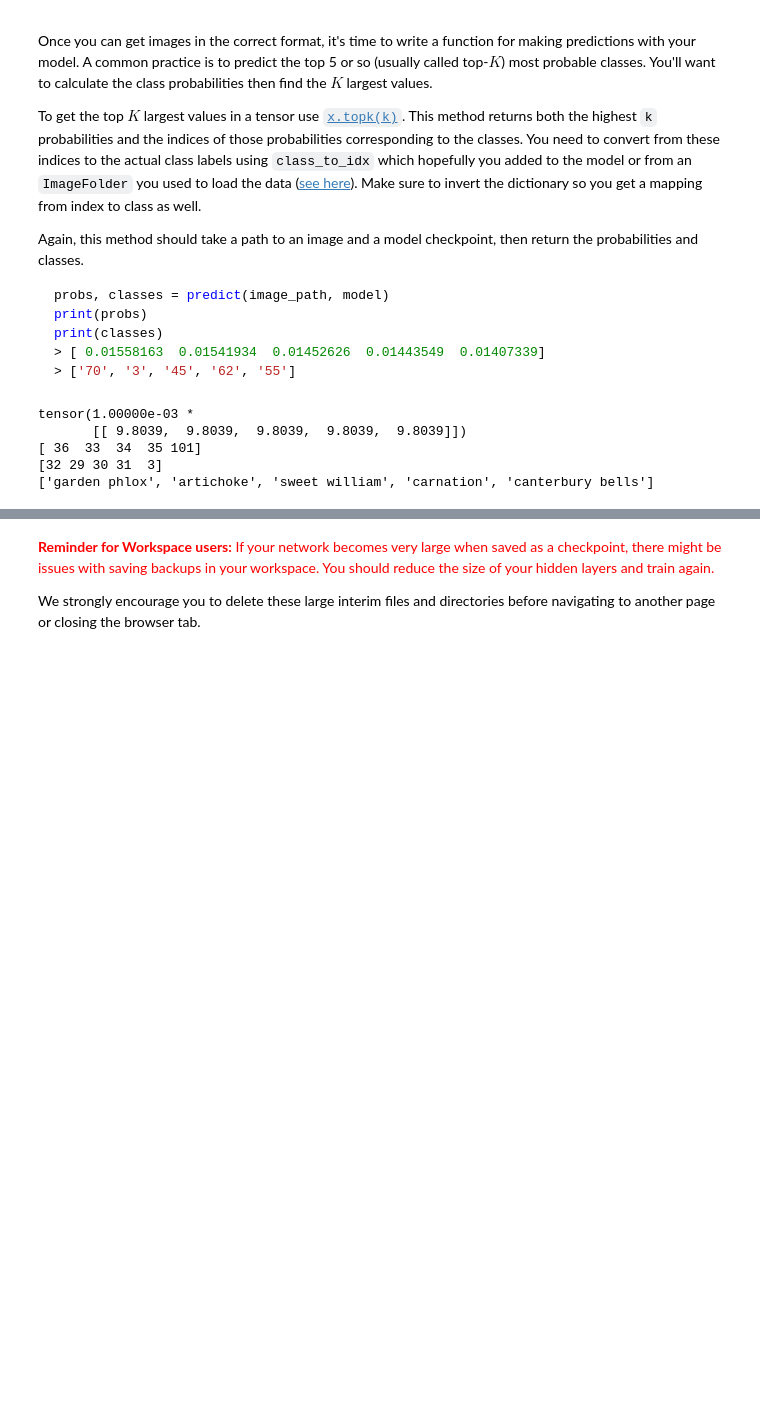
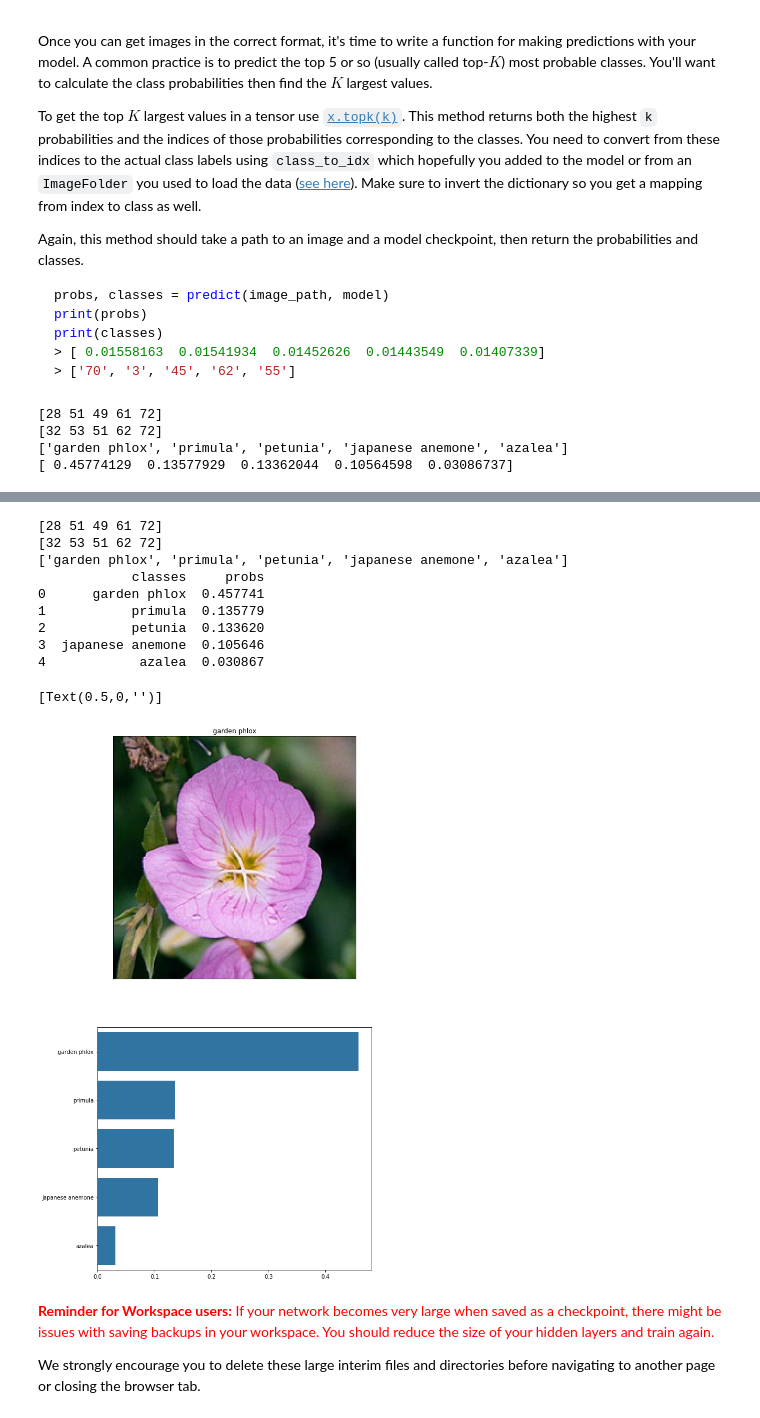
Before and after one commit to Trosfy/Udacity-AIPND-Project, a Jupyter notebook: Image Classifier Project.ipynb, the cells around one changed output, grey strips where cells are left out. Saved outputs shown, nothing was run; the diff lists cells and outputs as text; code cells hidden in the pictures; blank space fills up the shorter version.

```diff
--- a/Image Classifier Project.ipynb
+++ b/Image Classifier Project.ipynb
@@ -518,7 +480,8 @@ def imshow(image, ax=None, title=None):
     """Imshow for Tensor."""
     if ax is None:
         fig, ax = plt.subplots()
-
+    else:
+        ax.title.set_text(title)
     # PyTorch tensors assume the color channel is the first dimension
     # but matplotlib assumes is the third dimension
     image = image.numpy().transpose((1, 2, 0))
@@ -561,35 +524,38 @@ def predict(image_path, model, topk=5):
 
     image = process_image(image_path)
     image = image[None, :, :, :]
+    new_model.eval()
     with torch.no_grad():
         logps = new_model.forward(image)
 
         ps = torch.exp(logps)
         top_p, top_class = ps.topk(topk, dim=1)
 
-    print(top_p)
     top_class = top_class.numpy()[0]
+    probs = top_p.numpy()[0]
     print(top_class)
+
+    idx_to_class = {v: k for k, v in new_model.class_to_idx.items()}
+
     for i in range(len(top_class)):
-        top_class[i] = new_model.class_to_idx[str(top_class[i])]
+        top_class[i] = int(idx_to_class[top_class[i]])
     print(top_class)
-    return top_p, top_class
+    return probs, top_class
 
 
     # TODO: Implement the code to predict the class from an image file
-probs, temp_class = predict('flowers/train/1/image_06734.jpg', new_model, 5)
-# print(new_model.class_to_idx[])
+probs, temp_class = predict('flowers/train/1/image_06734.jpg', new_model, topk=5)
 classes = []
 for i in range(len(temp_class)):
     classes.append(cat_to_name[str(temp_class[i])])
 
 print(classes)
+print(probs)
 # %% [output]
-tensor(1.00000e-03 *
-       [[ 9.8039,  9.8039,  9.8039,  9.8039,  9.8039]])
-[ 36  33  34  35 101]
-[32 29 30 31  3]
-['garden phlox', 'artichoke', 'sweet william', 'carnation', 'canterbury bells']
+[28 51 49 61 72]
+[32 53 51 62 72]
+['garden phlox', 'primula', 'petunia', 'japanese anemone', 'azalea']
+[ 0.45774129  0.13577929  0.13362044  0.10564598  0.03086737]
 # %% [markdown]
 ## Sanity Checking
 
@@ -603,3 +567,44 @@ You can convert from the class integer encoding to actual flower names with the
+# %%
+# TODO: Display an image along with the top 5 classes
+
+image_loc = 'flowers/train/1/image_06734.jpg'
+probs, temp_class = predict(image_loc, new_model, topk=5)
+classes = []
+for i in range(len(temp_class)):
+    classes.append(cat_to_name[str(temp_class[i])])
+
+
+print(classes)
+df = pd.DataFrame(classes, columns=['classes'])
+
+df['probs'] = probs
+# df_sorted= df.sort_values('probs', ascending = False)
+print(df)
+
+fig, ax = plt.subplots(2, figsize=(9,18))
+
+ax[0].set_xticks([])
+ax[0].set_yticks([])
+
+imshow(process_image(image_loc), ax[0], classes[0])
+
+base_color = sb.color_palette()[0]
+
+graph = sb.barplot(data=df, y='classes', x='probs', ax=ax[1], color=base_color)
+graph.set(ylabel="")
+graph.set(xlabel="")
+# %% [output]
+[28 51 49 61 72]
+[32 53 51 62 72]
+['garden phlox', 'primula', 'petunia', 'japanese anemone', 'azalea']
+            classes     probs
+0      garden phlox  0.457741
+1           primula  0.135779
+2           petunia  0.133620
+3  japanese anemone  0.105646
+4            azalea  0.030867
+[Text(0.5,0,'')]
+[figure, added]
 # %% [markdown]
 <font color='red'>**Reminder for Workspace users:** If your network becomes very large when saved as a checkpoint, there might be issues with saving backups in your workspace. You should reduce the size of your hidden layers and train again.
 
```
Also changed, not shown: parts of 12 cells of this notebook.
